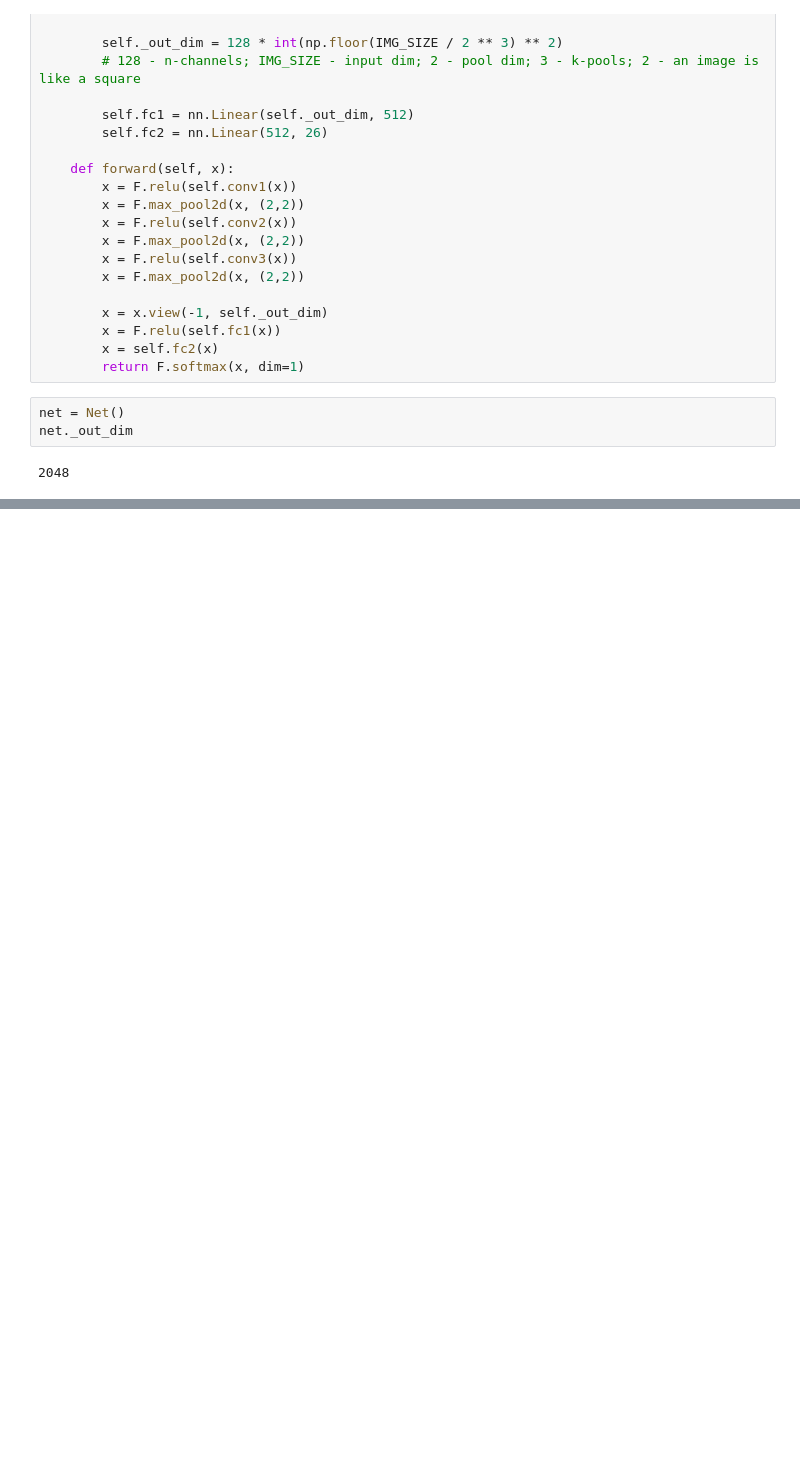
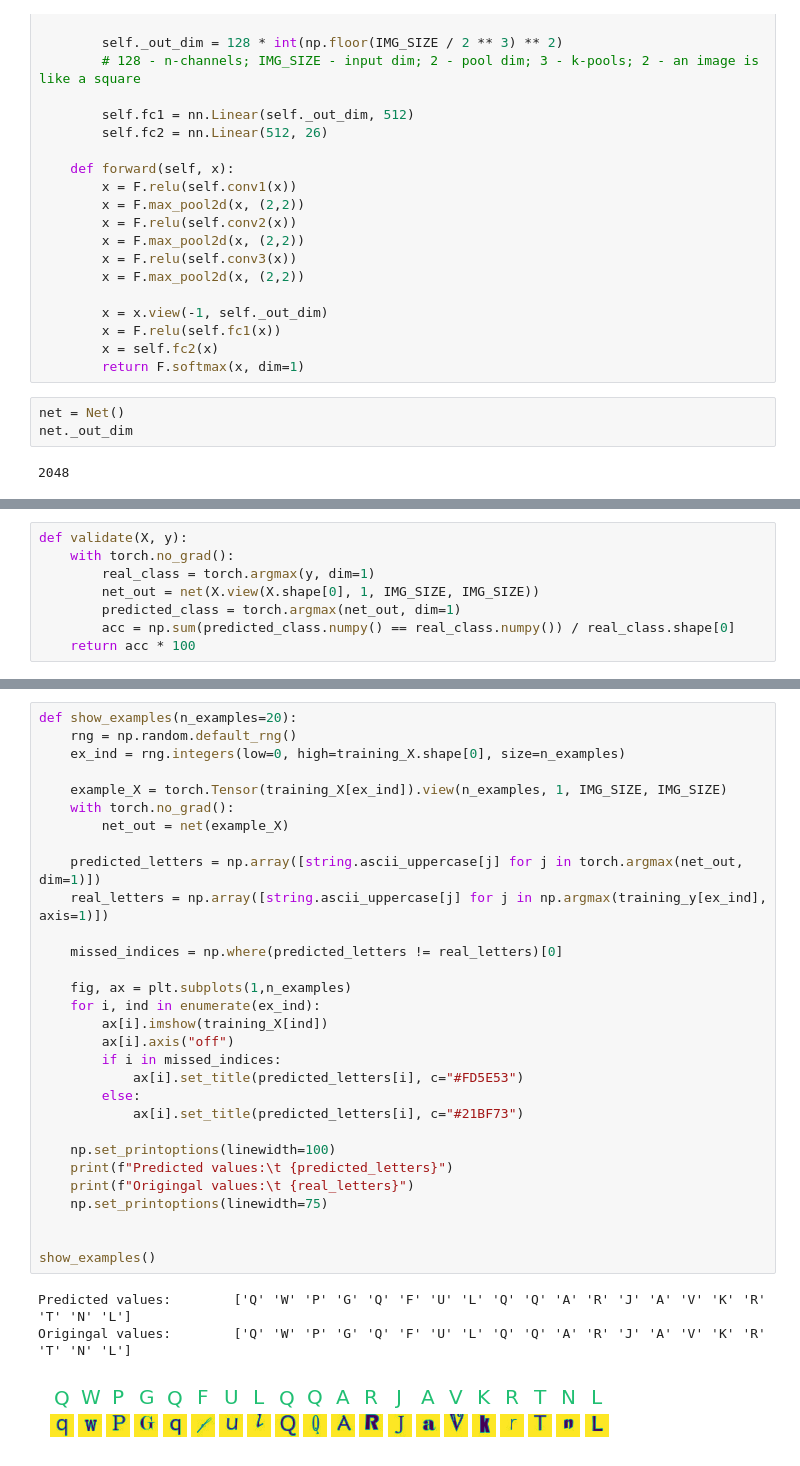
Before and after one commit to knmlprz/mallicious-url-model, a Jupyter notebook: Notebooks/ambiguous-letters-detection/letters_cnn_model.ipynb, the cells around one changed output, grey strips where cells are left out. Saved outputs shown, nothing was run; the diff lists cells and outputs as text; blank space fills up the shorter version.

```diff
--- a/Notebooks/ambiguous-letters-detection/letters_cnn_model.ipynb
+++ b/Notebooks/ambiguous-letters-detection/letters_cnn_model.ipynb
@@ -157,5 +148,13 @@ print(f"len(test_X) = {len(test_X)}")
 # %% [output]
 len(train_X) = 6693
 len(test_X) = 743
+# %%
+def validate(X, y):
+    with torch.no_grad():
+        real_class = torch.argmax(y, dim=1)
+        net_out = net(X.view(X.shape[0], 1, IMG_SIZE, IMG_SIZE))
+        predicted_class = torch.argmax(net_out, dim=1)
+        acc = np.sum(predicted_class.numpy() == real_class.numpy()) / real_class.shape[0]
+    return acc * 100
 # %%
 BATCH_SIZE = 60
@@ -205,0 +217,34 @@ ax.scatter(np.arange(len(loss_log)), loss_log)
+# %%
+def show_examples(n_examples=20):
+    rng = np.random.default_rng()
+    ex_ind = rng.integers(low=0, high=training_X.shape[0], size=n_examples)
+
+    example_X = torch.Tensor(training_X[ex_ind]).view(n_examples, 1, IMG_SIZE, IMG_SIZE)
+    with torch.no_grad():
+        net_out = net(example_X)
+
+    predicted_letters = np.array([string.ascii_uppercase[j] for j in torch.argmax(net_out, dim=1)])
+    real_letters = np.array([string.ascii_uppercase[j] for j in np.argmax(training_y[ex_ind], axis=1)])
+
+    missed_indices = np.where(predicted_letters != real_letters)[0]
+
+    fig, ax = plt.subplots(1,n_examples)
+    for i, ind in enumerate(ex_ind):
+        ax[i].imshow(training_X[ind])
+        ax[i].axis("off")
+        if i in missed_indices:
+            ax[i].set_title(predicted_letters[i], c="#FD5E53")
+        else:
+            ax[i].set_title(predicted_letters[i], c="#21BF73")
+
+    np.set_printoptions(linewidth=100)
+    print(f"Predicted values:\t {predicted_letters}")
+    print(f"Origingal values:\t {real_letters}")
+    np.set_printoptions(linewidth=75)
+
+
+show_examples()
+# %% [output]
+Predicted values:        ['Q' 'W' 'P' 'G' 'Q' 'F' 'U' 'L' 'Q' 'Q' 'A' 'R' 'J' 'A' 'V' 'K' 'R' 'T' 'N' 'L']
+Origingal values:        ['Q' 'W' 'P' 'G' 'Q' 'F' 'U' 'L' 'Q' 'Q' 'A' 'R' 'J' 'A' 'V' 'K' 'R' 'T' 'N' 'L']
+[figure, new version]
```
Also changed, not shown: parts of 13 cells of this notebook, 3 other files.
